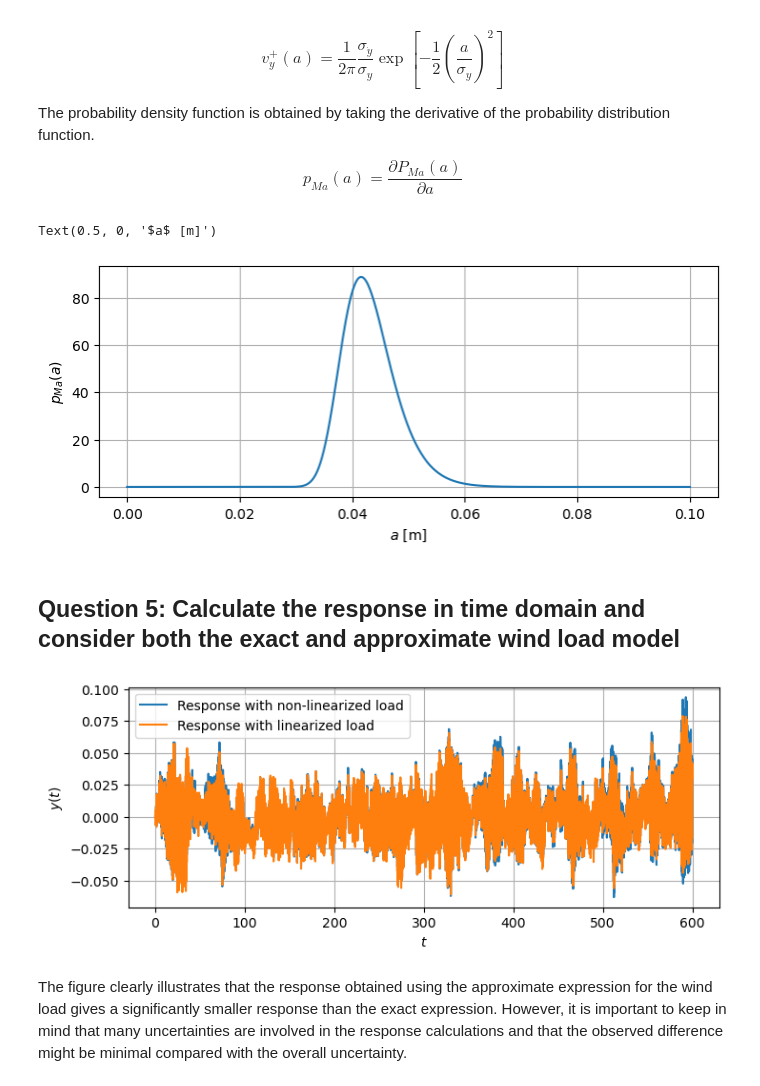
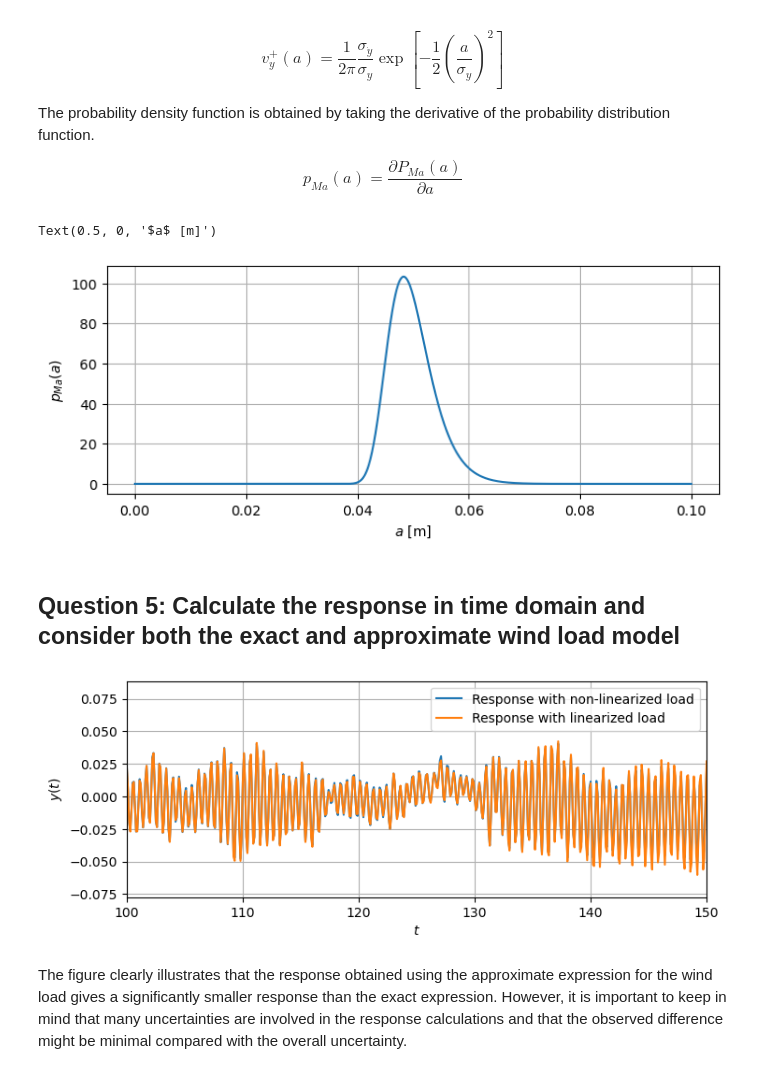
Before and after one commit to oiseth/TKT4108StructuralDynamics2, a Jupyter notebook: python/jupyterNotebooks/Example 10_3 Wind load on traffic sign.ipynb, the cells around one changed output. Drawn from its saved outputs; the diff is of its cells as text; code cells hidden in the pictures.

```diff
--- a/python/jupyterNotebooks/Example 10_3 Wind load on traffic sign.ipynb
+++ b/python/jupyterNotebooks/Example 10_3 Wind load on traffic sign.ipynb
@@ -278,7 +278,7 @@ $$ p_{Ma}(a) = \frac{\partial P_{Ma}(a)}{\partial a} $$
 std_doty = np.sqrt(np.real(np.trapz(omega**2*Sy,omega)))
 am = np.linspace(0,0.1,1000)
 vy = 1/2/np.pi*std_doty/std_y*np.exp(-0.5*(am/std_y)**2)
-T = 100.0
+T = 600.0
 Pma = np.exp(-vy*T)
 pma = np.zeros(am.shape[0])
 pma[0:pma.shape[0]-1] = np.diff(Pma)/(am[1]-am[0])
@@ -290,31 +290,31 @@ plt.ylabel('$p_{Ma}(a)$')
 plt.xlabel('$a$ [m]')
 # %% [output]
 Text(0.5, 0, '$a$ [m]')
-[figure, old version]
+[figure, new version]
 # %% [markdown]
 ## Question 5: Calculate the response in time domain and consider both the exact and approximate wind load model
 # %%
 beta = 1.0/4.0 # Constant in the time integration algorithm
 gamma = 1.0/2.0 # Constant in the time integration algorithm
 h = t[1]-t[0] # Time step
 u0 = 0.0 # Initial displacement
 udot0 = 0.0 # Initial velocity
 
 Xapprox = np.array([1.0/2.0*rho*A*CD*2*V*u]) # Approximate and most commonly used wind load definition
 X = np.array([1.0/2.0*rho*A*CD*((V+u)**2-V**2) ]) # Full wind load model (mean value removed)
 
 yapprox, ydotapprox, y2dotapprox = linear_newmark_krenk(m,c,k,Xapprox,u0,udot0,h,gamma,beta)
 y, ydot, y2dot = linear_newmark_krenk(m,c,k,X,u0,udot0,h,gamma,beta)
 
 plt.figure(figsize=(8,3))
 plt.plot(t,y[0,:],label='Response with non-linearized load')
 plt.plot(t,yapprox[0,:],label='Response with linearized load')
 plt.ylabel(r'$y(t)$')
 plt.xlabel(r'$t$')
-#plt.xlim(100,150)
+plt.xlim(100,150)
 plt.legend()
 plt.grid()
 # %% [output]
-[figure, old version]
+[figure, new version]
 # %% [markdown]
 The figure clearly illustrates that the response obtained using the approximate expression for the wind load gives a significantly smaller response than the exact expression. However, it is important to keep in mind that many uncertainties are involved in the response calculations and that the observed difference might be minimal compared with the overall uncertainty.
```
Also changed, not shown: parts of 2 cells of this notebook.
